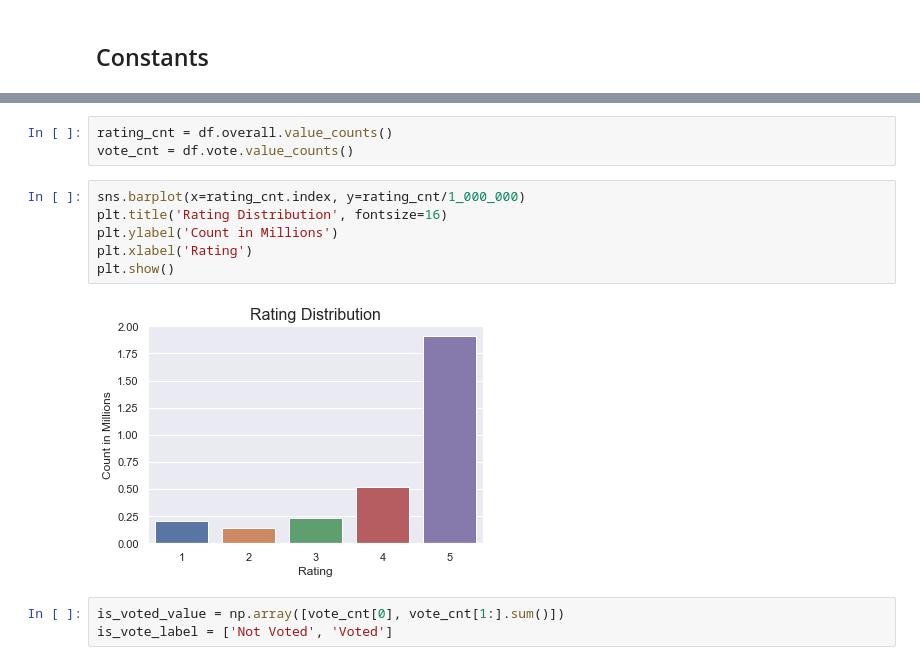
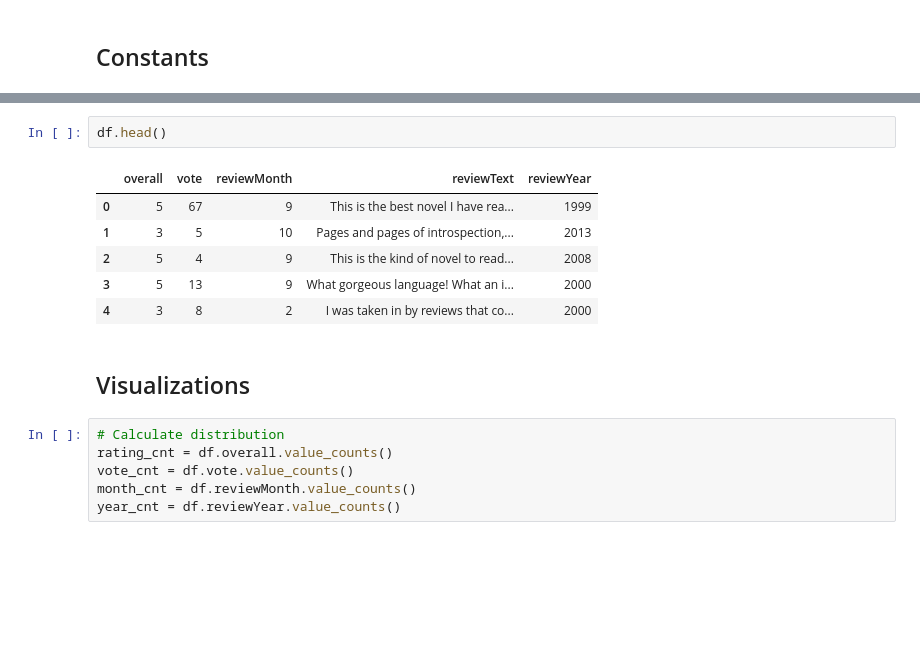
Before and after one commit to MagdaW19/Sentiment_Analysis, a Jupyter notebook: notebooks_EDA/EDA.ipynb, the cells around one changed output, grey strips where cells are left out. Drawn from its saved outputs; the diff is of its cells as text; blank space fills up the shorter version.

```diff
--- a/notebooks_EDA/EDA.ipynb
+++ b/notebooks_EDA/EDA.ipynb
@@ -43,14 +40,17 @@ memory usage: 100.1+ MB
+# %%
+df.head()
+# %% [output]
+|  | overall | vote | reviewMonth | reviewText | reviewYear |
+| 0 | 5 | 67 | 9 | This is the best novel I have rea... | 1999 |
+| 1 | 3 | 5 | 10 | Pages and pages of introspection,... | 2013 |
+| 2 | 5 | 4 | 9 | This is the kind of novel to read... | 2008 |
+| 3 | 5 | 13 | 9 | What gorgeous language! What an i... | 2000 |
+| 4 | 3 | 8 | 2 | I was taken in by reviews that co... | 2000 |
+# %% [markdown]
+## Visualizations
 # %%
+# Calculate distribution
 rating_cnt = df.overall.value_counts()
 vote_cnt = df.vote.value_counts()
+month_cnt = df.reviewMonth.value_counts()
+year_cnt = df.reviewYear.value_counts()
-# %%
-sns.barplot(x=rating_cnt.index, y=rating_cnt/1_000_000)
-plt.title('Rating Distribution', fontsize=16)
-plt.ylabel('Count in Millions')
-plt.xlabel('Rating')
-plt.show()
-# %% [output]
-[figure, removed]
-# %%
-is_voted_value = np.array([vote_cnt[0], vote_cnt[1:].sum()])
-is_vote_label = ['Not Voted', 'Voted']
```
Also changed, not shown: parts of 13 cells of this notebook.
